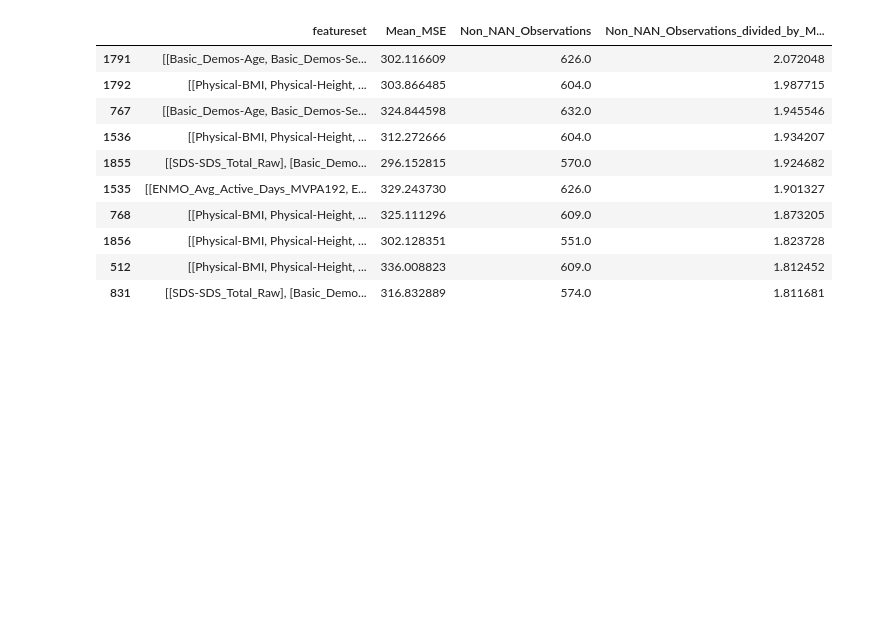
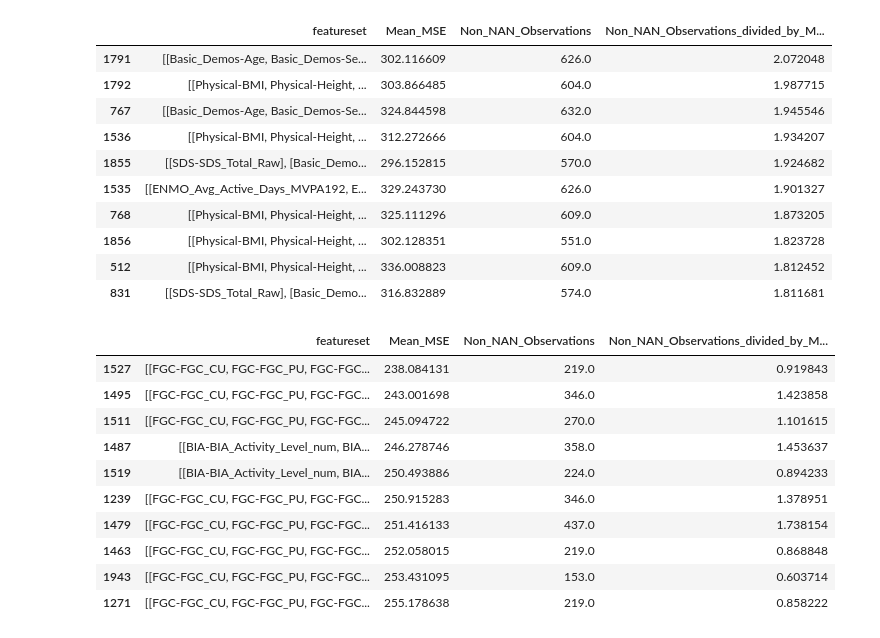
Before and after one commit to aarondweinberg/CMI_problematic_internet_use, a Jupyter notebook: EDA_AW.ipynb, the cells around one changed output. Cells and saved outputs as stored; diff of their text form; code cells hidden in the pictures; blank space fills up the shorter version.

```diff
--- a/EDA_AW.ipynb
+++ b/EDA_AW.ipynb
@@ -623,6 +641,21 @@ ENMO_Comparison.sort_values(by='Non_NAN_Observations_divided_by_Mean_MSE', ascen
 | 1856 | [[Physical-BMI, Physical-Height, ... | 302.128351 | 551.0 | 1.823728 |
 | 512 | [[Physical-BMI, Physical-Height, ... | 336.008823 | 609.0 | 1.812452 |
 | 831 | [[SDS-SDS_Total_Raw], [Basic_Demo... | 316.832889 | 574.0 | 1.811681 |
+# %%
+# Sort MSE_Group_Comparison by Mean_MSE
+MSE_Group_Comparison.sort_values(by='Mean_MSE').head(10)
+# %% [output]
+|  | featureset | Mean_MSE | Non_NAN_Observations | Non_NAN_Observations_divided_by_M... |
+| 1527 | [[FGC-FGC_CU, FGC-FGC_PU, FGC-FGC... | 238.084131 | 219.0 | 0.919843 |
+| 1495 | [[FGC-FGC_CU, FGC-FGC_PU, FGC-FGC... | 243.001698 | 346.0 | 1.423858 |
+| 1511 | [[FGC-FGC_CU, FGC-FGC_PU, FGC-FGC... | 245.094722 | 270.0 | 1.101615 |
+| 1487 | [[BIA-BIA_Activity_Level_num, BIA... | 246.278746 | 358.0 | 1.453637 |
+| 1519 | [[BIA-BIA_Activity_Level_num, BIA... | 250.493886 | 224.0 | 0.894233 |
+| 1239 | [[FGC-FGC_CU, FGC-FGC_PU, FGC-FGC... | 250.915283 | 346.0 | 1.378951 |
+| 1479 | [[FGC-FGC_CU, FGC-FGC_PU, FGC-FGC... | 251.416133 | 437.0 | 1.738154 |
+| 1463 | [[FGC-FGC_CU, FGC-FGC_PU, FGC-FGC... | 252.058015 | 219.0 | 0.868848 |
+| 1943 | [[FGC-FGC_CU, FGC-FGC_PU, FGC-FGC... | 253.431095 | 153.0 | 0.603714 |
+| 1271 | [[FGC-FGC_CU, FGC-FGC_PU, FGC-FGC... | 255.178638 | 219.0 | 0.858222 |
 # %% [markdown]
 Two candidates for our sets are where
 * Non_NAN_Observations = 1566 and Mean_MSE=296.874168 (index 1343)
```
Also changed, not shown: parts of 3 cells of this notebook.
